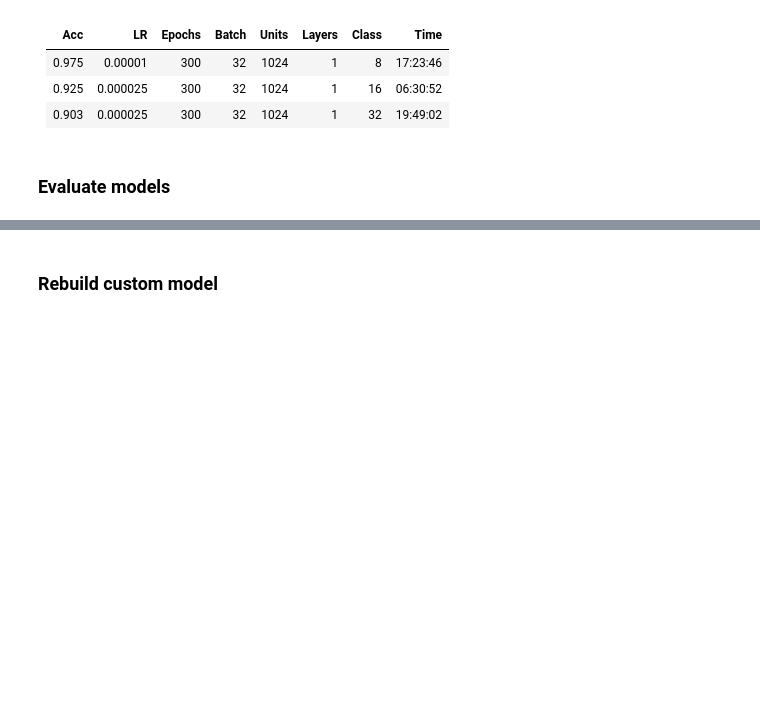
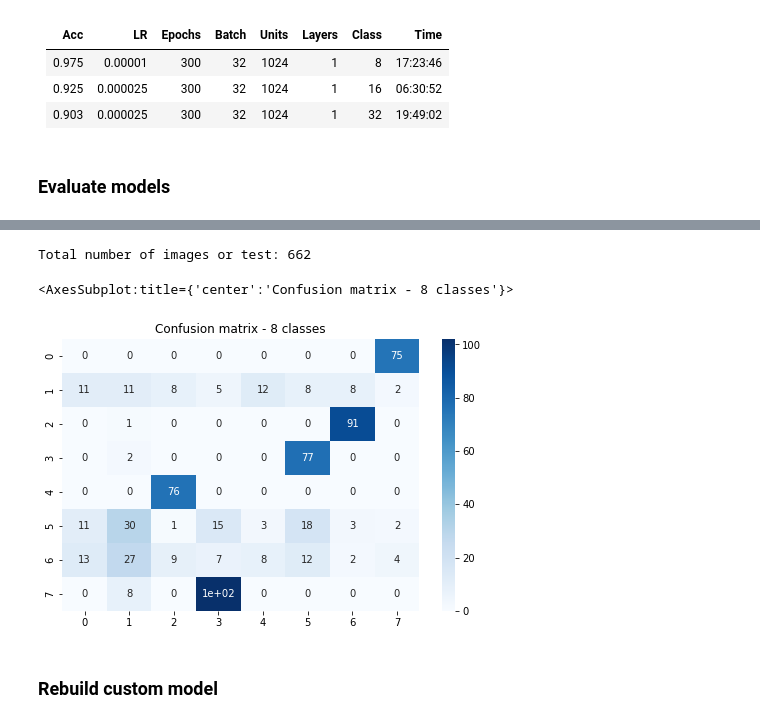
Before and after one commit to enmanuelmag/AnimeClassificator, a Jupyter notebook: tf_model.ipynb, the cells around one changed output, grey strips where cells are left out. Saved outputs shown, nothing was run; the diff lists cells and outputs as text; code cells hidden in the pictures; blank space fills up the shorter version.

```diff
--- a/tf_model.ipynb
+++ b/tf_model.ipynb
@@ -600,3 +693,57 @@ model.summary()
+# %%
+#Model trained with 32 classes
+parmas_8_classes = {
+  'num_classes': 8,
+  'input_shape': (SIZE_IMG, SIZE_IMG, 3),
+  'type_extractor': 'vgg',
+  'units': 1024,
+  'inner_layers': 1
+}
+model_8 = AnimeClassifier(**parmas_8_classes)
+model_8.build(input_shape=(None, *parmas_8_classes['input_shape']))
+PATH_BEST_8_CLASSES = './models/vgg_8class_1024_units.h5'
+model_8.load_weights(PATH_BEST_8_CLASSES)
+
+TFRECORD_PATH_8 = './data/anime_data_8.tfrecord'
+tf_record_8 = load_tfrecord_dataset(TFRECORD_PATH_8, SIZE_IMG)
+
+all_ds_len = sum(1 for _ in tf_record_8)
+
+n_train = int(all_ds_len * 0.8)
+n_test = int(all_ds_len * 0.2)
+
+tf_record_8 = tf_record_8.shuffle(n_train + n_test, seed=SEED)
+tf_record_8 = tf_record_8.skip(n_train).take(n_test)
+print(f'Total number of images or test: {n_test}')
+tf_record_8 = tf_record_8.batch(32)
+
+#Evaluate model and create confusion matrix
+all_preds_8 = []
+all_labels_8 = []
+for images, label in tf_record_8:
+  preds = model_8.predict(images)
+  all_labels_8.extend(label)
+  all_preds_8.extend(np.argmax(preds, axis=1))
+
+#
+# %% [output]
+Total number of images or test: 662
+# %%
+confusion_matrix = tf.math.confusion_matrix(
+  all_labels_8,
+  all_preds_8,
+  num_classes=parmas_8_classes['num_classes']
+)
+plt.figure(figsize=(8, 5))
+plt.title('Confusion matrix - 8 classes')
+sns.heatmap(
+  confusion_matrix.numpy(),
+  annot=True,
+  cmap='Blues'
+)
+# %% [output]
+<AxesSubplot:title={'center':'Confusion matrix - 8 classes'}>
+[figure, added]
 # %% [markdown]
 ### Rebuild custom model
 # %%
```
Also changed, not shown: parts of 6 cells of this notebook.
